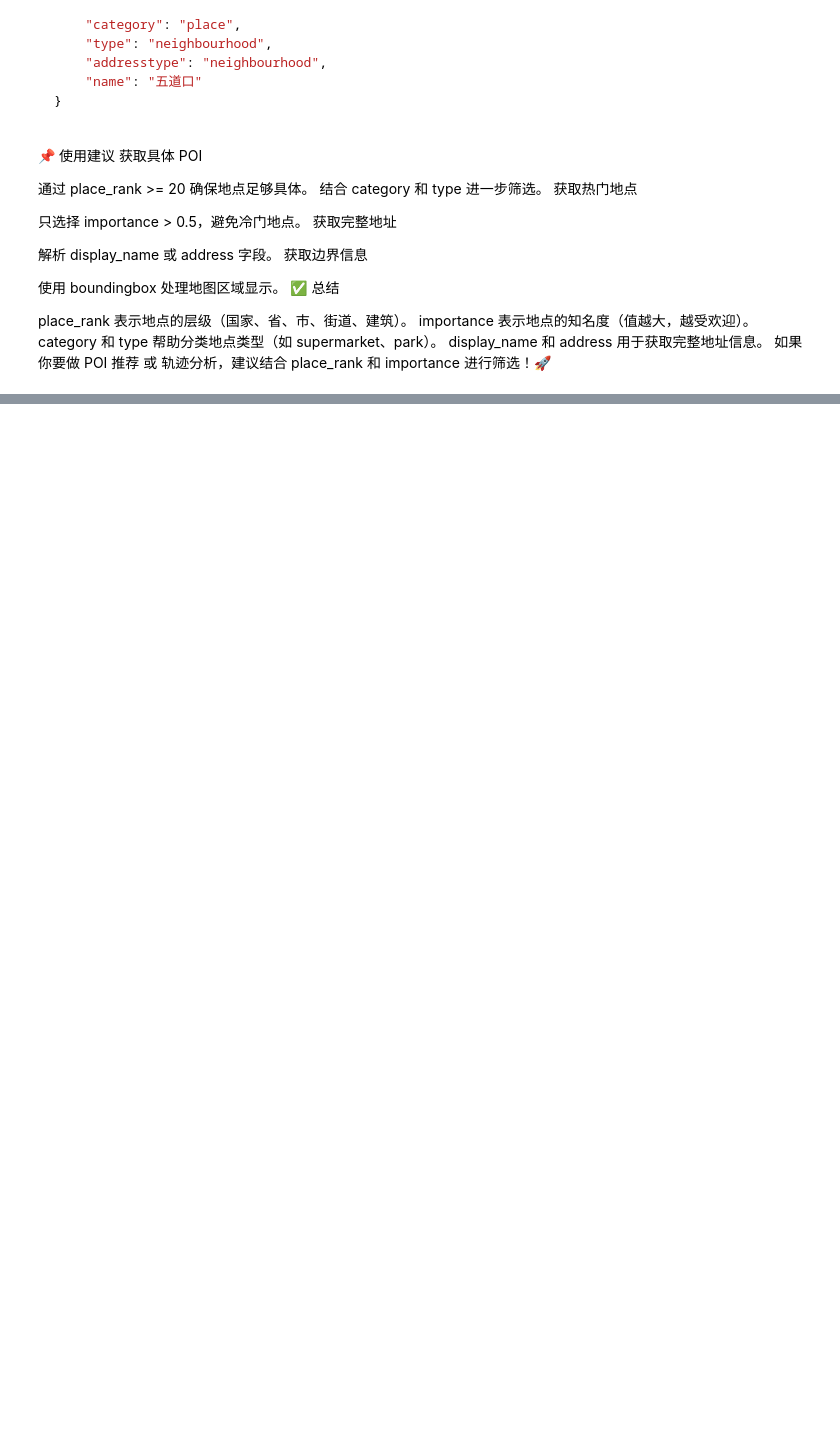
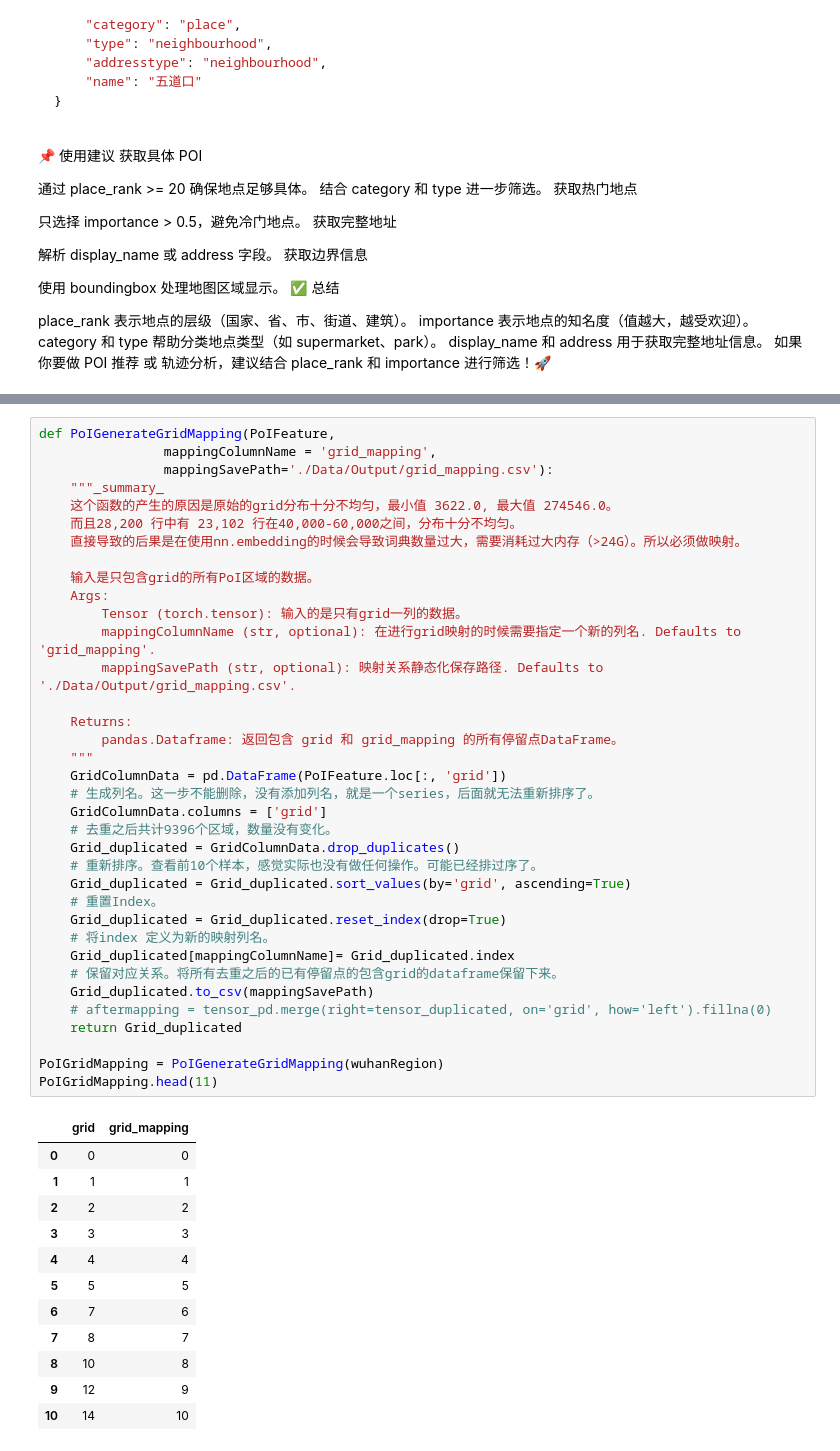
Before and after one commit to youareeverysingleday/GeoFeatureGeneration, a Jupyter notebook: Test.ipynb, the cells around one changed output, grey strips where cells are left out. Saved outputs shown, nothing was run; the diff lists cells and outputs as text; blank space fills up the shorter version.

```diff
--- a/Test.ipynb
+++ b/Test.ipynb
@@ -872,0 +975,49 @@ display_name 和 address 用于获取完整地址信息。
+# %%
+def PoIGenerateGridMapping(PoIFeature,
+                mappingColumnName = 'grid_mapping',
+                mappingSavePath='./Data/Output/grid_mapping.csv'):
+    """_summary_
+    这个函数的产生的原因是原始的grid分布十分不均匀，最小值 3622.0, 最大值 274546.0。
+    而且28,200 行中有 23,102 行在40,000-60,000之间，分布十分不均匀。
+    直接导致的后果是在使用nn.embedding的时候会导致词典数量过大，需要消耗过大内存（>24G）。所以必须做映射。
+
+    输入是只包含grid的所有PoI区域的数据。
+    Args:
+        Tensor (torch.tensor): 输入的是只有grid一列的数据。
+        mappingColumnName (str, optional): 在进行grid映射的时候需要指定一个新的列名. Defaults to 'grid_mapping'.
+        mappingSavePath (str, optional): 映射关系静态化保存路径. Defaults to './Data/Output/grid_mapping.csv'.
+
+    Returns:
+        pandas.Dataframe: 返回包含 grid 和 grid_mapping 的所有停留点DataFrame。
+    """
+    GridColumnData = pd.DataFrame(PoIFeature.loc[:, 'grid'])
+    # 生成列名。这一步不能删除，没有添加列名，就是一个series，后面就无法重新排序了。
+    GridColumnData.columns = ['grid']
+    # 去重之后共计9396个区域，数量没有变化。
+    Grid_duplicated = GridColumnData.drop_duplicates()
+    # 重新排序。查看前10个样本，感觉实际也没有做任何操作。可能已经排过序了。
+    Grid_duplicated = Grid_duplicated.sort_values(by='grid', ascending=True)
+    # 重置Index。
+    Grid_duplicated = Grid_duplicated.reset_index(drop=True)
+    # 将index 定义为新的映射列名。
+    Grid_duplicated[mappingColumnName]= Grid_duplicated.index
+    # 保留对应关系。将所有去重之后的已有停留点的包含grid的dataframe保留下来。
+    Grid_duplicated.to_csv(mappingSavePath)
+    # aftermapping = tensor_pd.merge(right=tensor_duplicated, on='grid', how='left').fillna(0)
+    return Grid_duplicated
+
+PoIGridMapping = PoIGenerateGridMapping(wuhanRegion)
+PoIGridMapping.head(11)
+# %% [output]
+|  | grid | grid_mapping |
+| 0 | 0 | 0 |
+| 1 | 1 | 1 |
+| 2 | 2 | 2 |
+| 3 | 3 | 3 |
+| 4 | 4 | 4 |
+| 5 | 5 | 5 |
+| 6 | 7 | 6 |
+| 7 | 8 | 7 |
+| 8 | 10 | 8 |
+| 9 | 12 | 9 |
+| 10 | 14 | 10 |
```
Also changed, not shown: parts of 10 cells of this notebook, 5 other files.
